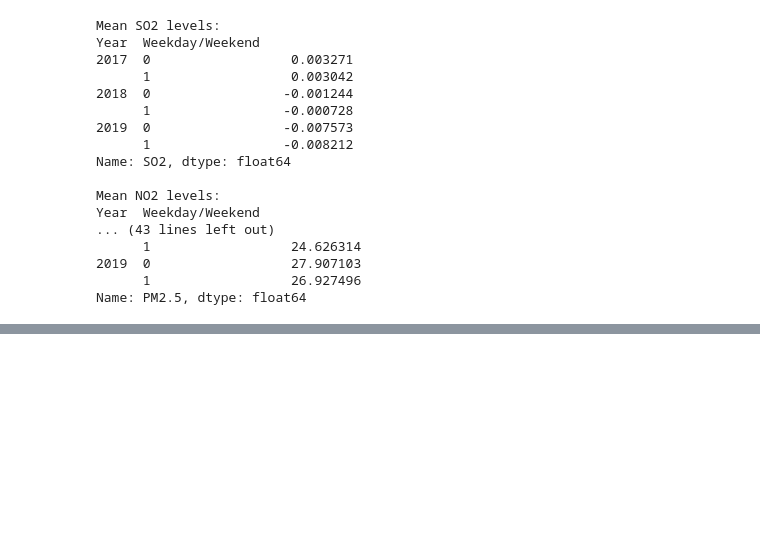
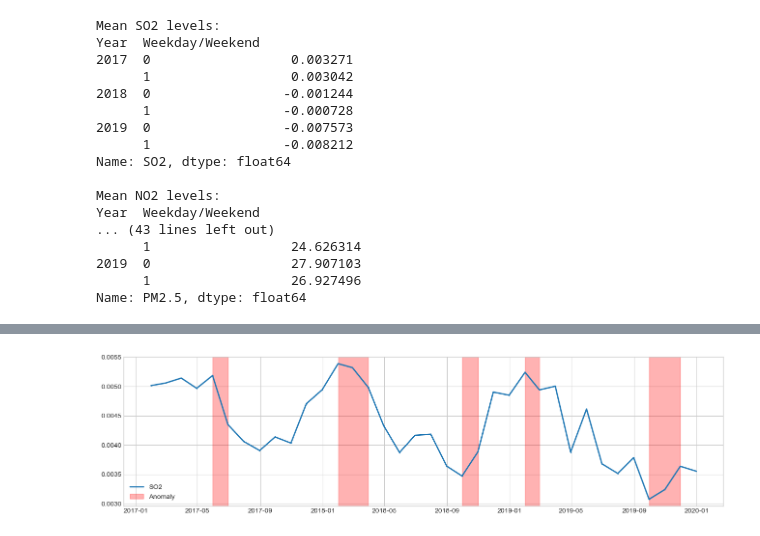
Before and after one commit to alpysbayev/test-task_DS-DE, a Jupyter notebook: ds-bi.ipynb, the cells around one changed output, grey strips where cells are left out. Cells and saved outputs as stored; diff of their text form; code cells hidden in the pictures; blank space fills up the shorter version.

```diff
--- a/ds-bi.ipynb
+++ b/ds-bi.ipynb
@@ -107,0 +187,14 @@ Name: PM2.5, dtype: float64
+# %%
+['SO2', 'NO2', 'O3', 'CO', 'PM10']
+df_SO2_sum = df_sum_ser.drop(['NO2', 'O3', 'CO', 'PM10', 'PM2.5'], axis=1)
+df_NO2_sum = df_sum_ser.drop(['SO2', 'O3', 'CO', 'PM10', 'PM2.5' ], axis=1)
+df_O3_sum = df_sum_ser.drop(['SO2', 'NO2', 'CO', 'PM10', 'PM2.5'], axis=1)
+df_CO_sum = df_sum_ser.drop(['SO2', 'NO2', 'O3', 'PM10', 'PM2.5'], axis=1)
+df_PM10_sum = df_sum_ser.drop(['SO2', 'NO2', 'O3', 'CO', 'PM2.5'], axis=1)
+df_PM2_5_sum = df_sum_ser.drop(['SO2', 'NO2', 'O3', 'CO', 'PM10'], axis=1)
+# %%
+outlier_detector = OutlierDetector(LocalOutlierFactor(contamination=0.2))
+anomalies_SO2 = outlier_detector.fit_detect(df_SO2_sum)
+plot(df_SO2_sum, anomaly=anomalies_SO2, ts_linewidth=2, anomaly_color='red', anomaly_alpha=0.3, curve_group='all');
+# %% [output]
+[figure, added]
```
Also changed, not shown: parts of 21 cells of this notebook, 2 other files.
